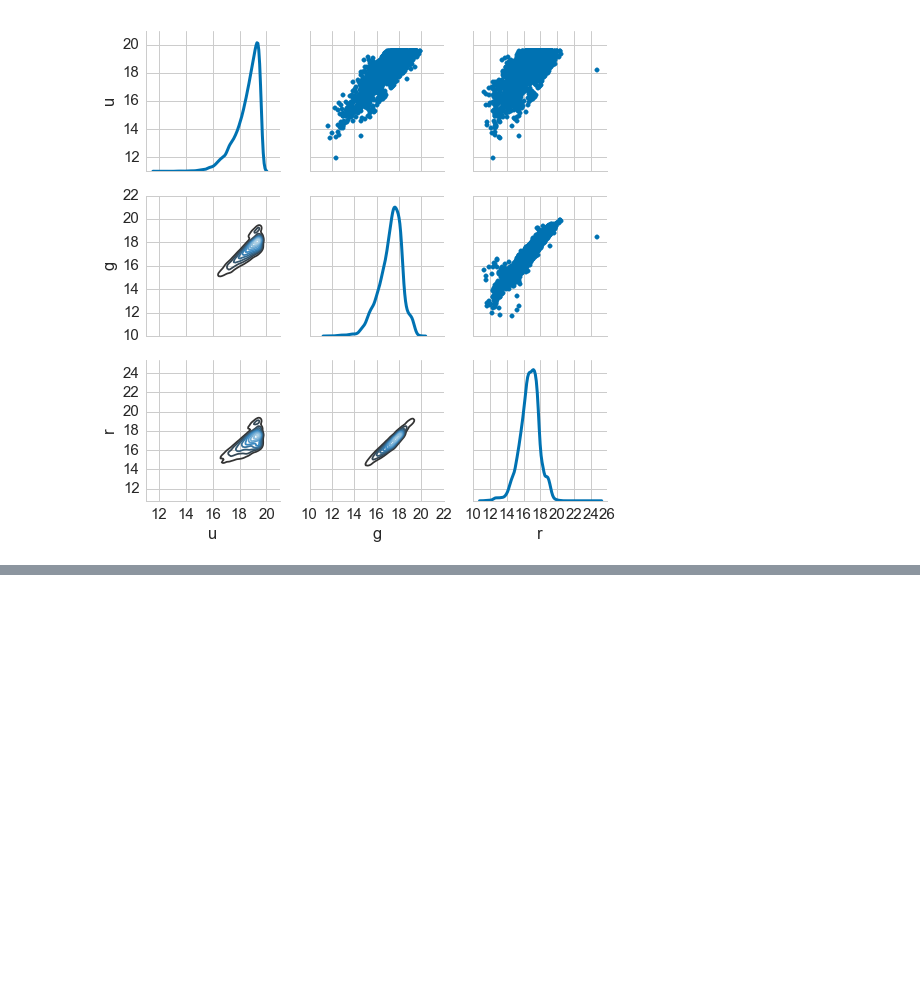
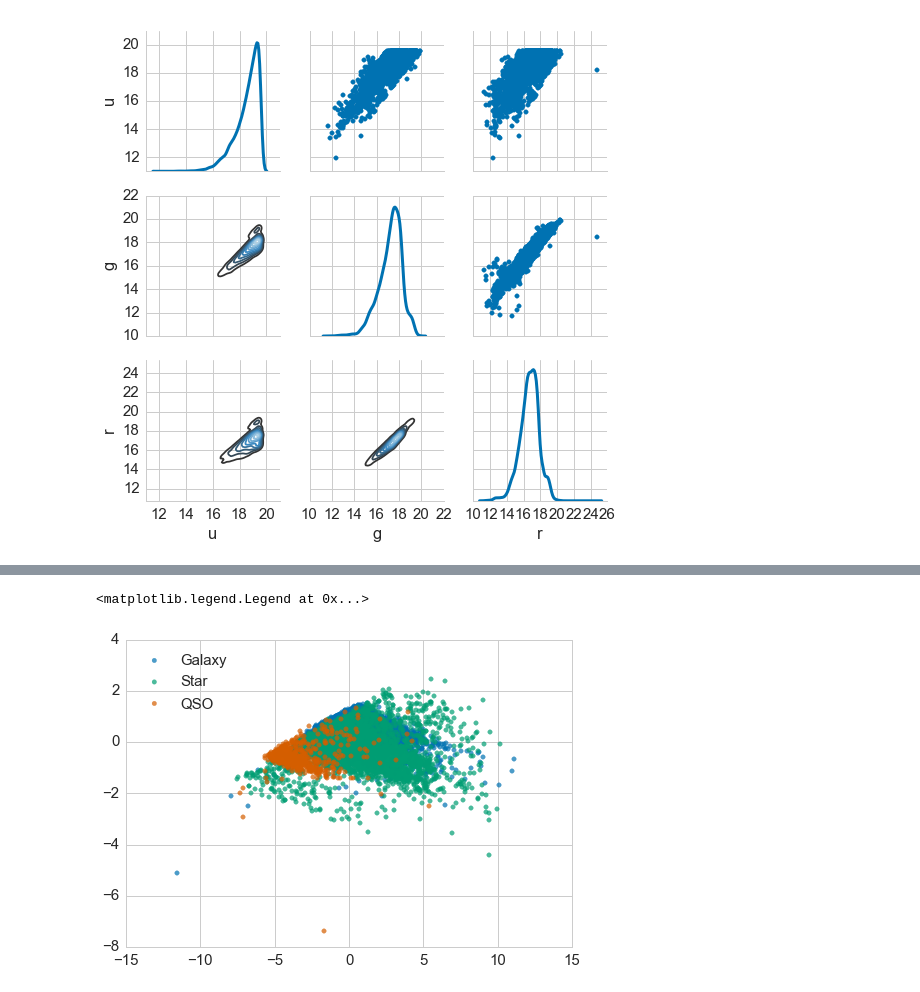
Before and after one commit to AstroHackWeek/AstroHackWeek2015, a Jupyter notebook: day1/day1_visualsummaries.ipynb, the cells around one changed output, grey strips where cells are left out. Cells and saved outputs as stored; diff of their text form; code cells hidden in the pictures; blank space fills up the shorter version.

```diff
--- a/day1/day1_visualsummaries.ipynb
+++ b/day1/day1_visualsummaries.ipynb
@@ -637,0 +631,35 @@ Finally, as a short heads up for Wednesday (probably), if you have high-dimensio
+# %%
+from sklearn import decomposition
+
+x = np.array(df[["u", "g", "r", "i", "z"]])
+
+pca = decomposition.PCA(n_components=2)
+pca.fit(x)
+
+## transform the data into the new coordinate system
+x_red = pca.transform(x)
+
+## make a new data frame:
+df_pca = pd.DataFrame({"PCA_1":x_red[:,0], "PCA_2":x_red[:,1], "class":df["class"]})
+# %%
+galaxies = df_pca[df_pca["class"] == "GALAXY"]
+stars = df_pca[df_pca["class"] == "STAR"]
+qsos = df_pca[df_pca["class"] == "QSO"]
+
+current_palette = sns.color_palette("colorblind")
+
+fig = plt.figure()
+ax = fig.add_subplot(111)
+ax.scatter(galaxies["PCA_1"], galaxies["PCA_2"],
+           color=current_palette[0], alpha=0.7,
+           label="Galaxy")
+ax.scatter(stars["PCA_1"], stars["PCA_2"],
+           color=current_palette[1], alpha=0.7,
+           label="Star")
+ax.scatter(qsos["PCA_1"], qsos["PCA_2"],
+           color=current_palette[2], alpha=0.7,
+           label="QSO")
+plt.legend(loc="upper left")
+# %% [output]
+<matplotlib.legend.Legend at 0x...>
+[figure, added]
```
Also changed, not shown: parts of 20 cells of this notebook.
